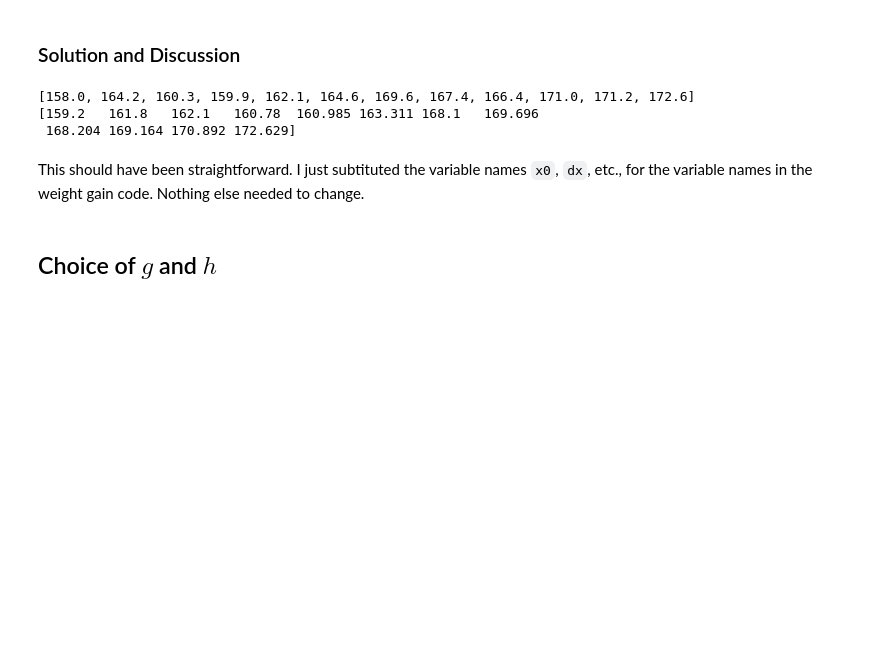
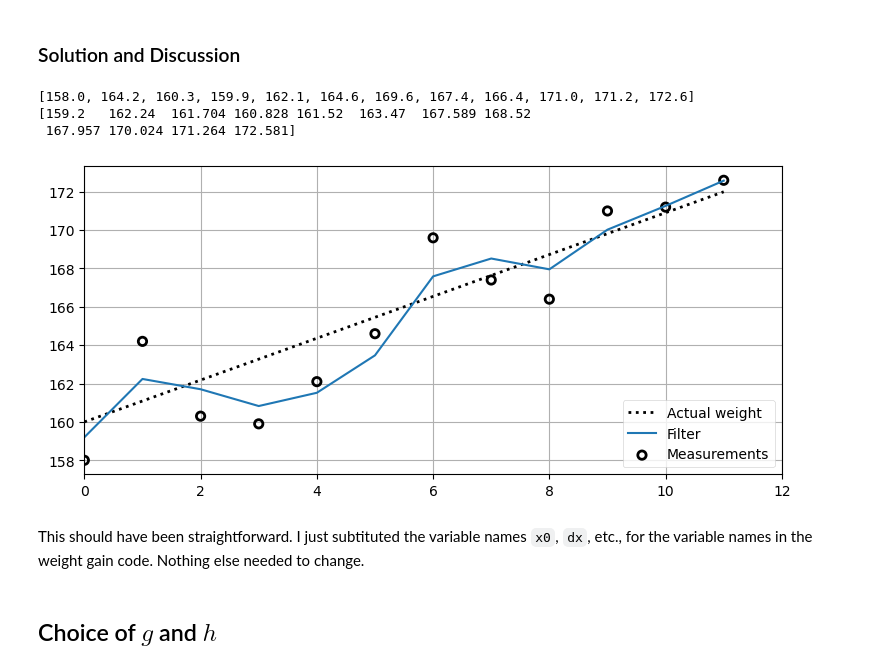
Before and after one commit to moris512/Kalman-and-Bayesian-Filters-in-Python, a Jupyter notebook: 01-g-h-filter.ipynb, the cells around one changed output. Cells and saved outputs as stored; diff of their text form; code cells hidden in the pictures; blank space fills up the shorter version.

```diff
--- a/01-g-h-filter.ipynb
+++ b/01-g-h-filter.ipynb
@@ -464,30 +460,31 @@ def g_h_filter(data, x0, dx, g, h, dt):
 # %%
 import matplotlib.pylab as pylab
 
 def g_h_filter(data, x0, dx, g, h, dt=1.):
     x_est = x0
     results = []
     for z in data:
         # prediction step
         x_pred = x_est + (dx*dt)
         dx = dx
 
         # update step
         residual = z - x_pred
         dx = dx + h * (residual) / dt
         x_est = x_pred + g * residual
         results.append(x_est)
     return np.array(results)
 
 book_plots.plot_track([0, 11], [160, 172], label='Actual weight')
-data = g_h_filter(data=weights, x0=160., dx=1., g=6./10, h=2./3, dt=1.)
+data = g_h_filter(data=weights, x0=160., dx=1., g=6./10, h=3./10, dt=1.)
 plot_g_h_results(weights, data)
 print(weights)
 print(data)
 # %% [output]
 [158.0, 164.2, 160.3, 159.9, 162.1, 164.6, 169.6, 167.4, 166.4, 171.0, 171.2, 172.6]
-[159.2   161.8   162.1   160.78  160.985 163.311 168.1   169.696
- 168.204 169.164 170.892 172.629]
+[159.2   162.24  161.704 160.828 161.52  163.47  167.589 168.52
+ 167.957 170.024 171.264 172.581]
+[figure, added]
 # %% [markdown]
 This should have been straightforward. I just subtituted the variable names `x0`, `dx`, etc., for the variable names in the weight gain code. Nothing else needed to change.
 # %% [markdown]
```
Also changed, not shown: parts of 34 cells of this notebook, 6 other files.
